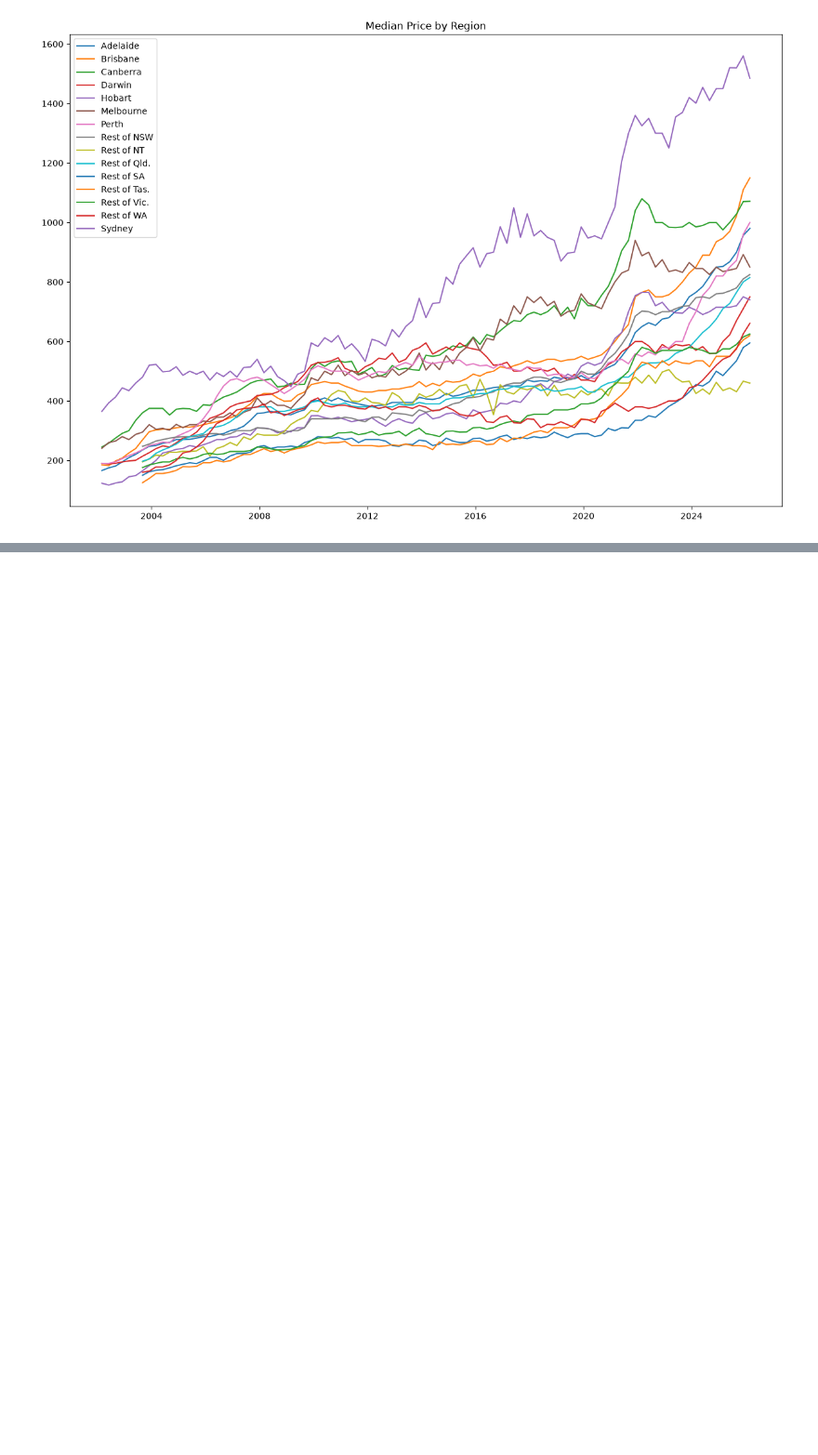
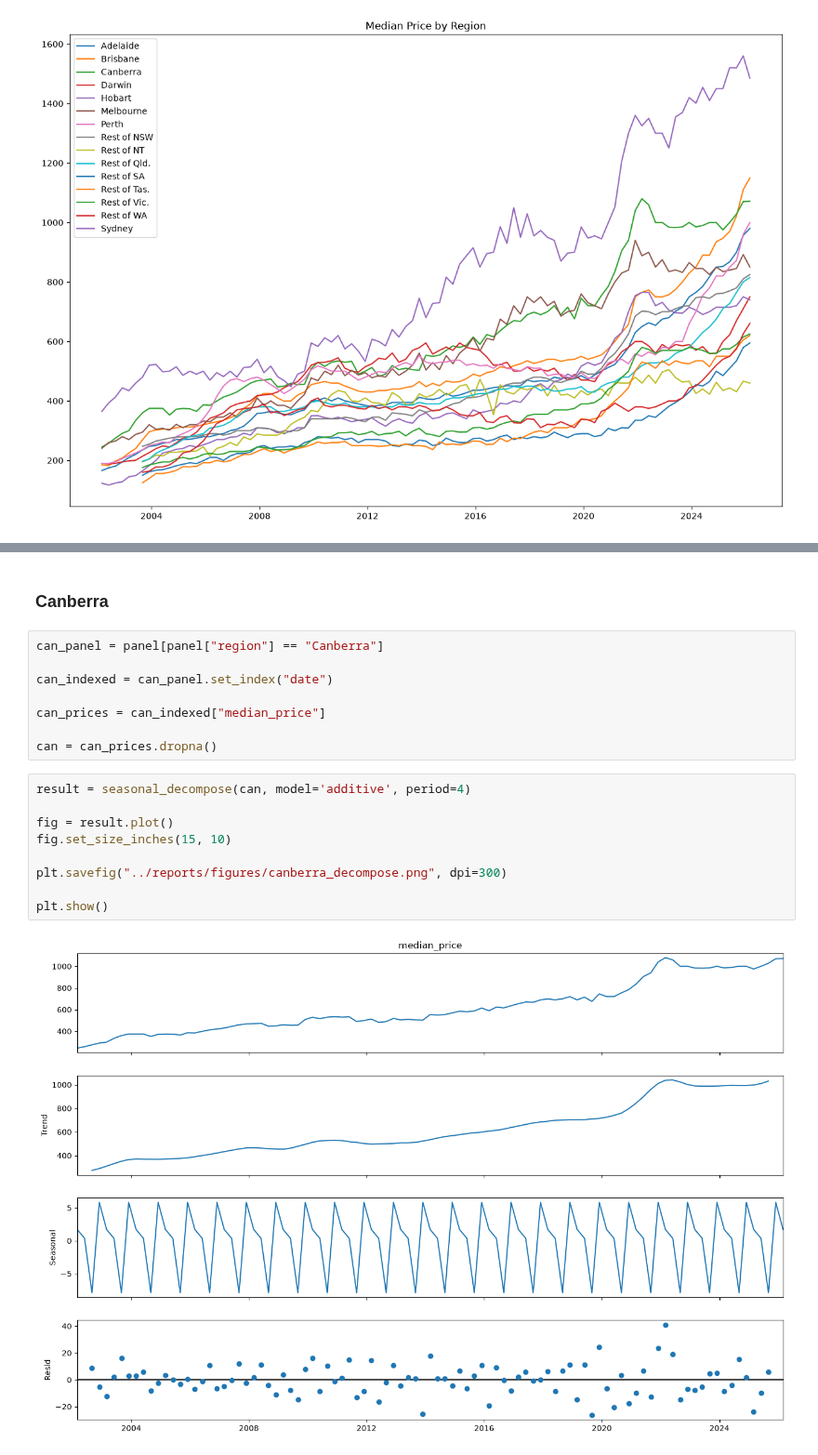
Before and after one commit to EddieYung2335/aus_housing_forecast, a Jupyter notebook: notebooks/01_eda.ipynb, the cells around one changed output, grey strips where cells are left out. Shown at 93% size. Cells and saved outputs as stored; diff of their text form; blank space fills up the shorter version.

```diff
--- a/notebooks/01_eda.ipynb
+++ b/notebooks/01_eda.ipynb
@@ -98,0 +137,21 @@ plt.show()
+# %% [markdown]
+### Canberra
+# %%
+can_panel = panel[panel["region"] == "Canberra"]
+
+can_indexed = can_panel.set_index("date")
+
+can_prices = can_indexed["median_price"]
+
+can = can_prices.dropna()
+# %%
+result = seasonal_decompose(can, model='additive', period=4)
+
+fig = result.plot()
+fig.set_size_inches(15, 10)
+
+plt.savefig("../reports/figures/canberra_decompose.png", dpi=300)
+
+plt.show()
+# %% [output]
+[figure, added]
```
Also changed, not shown: parts of 31 cells of this notebook, 10 other files.
